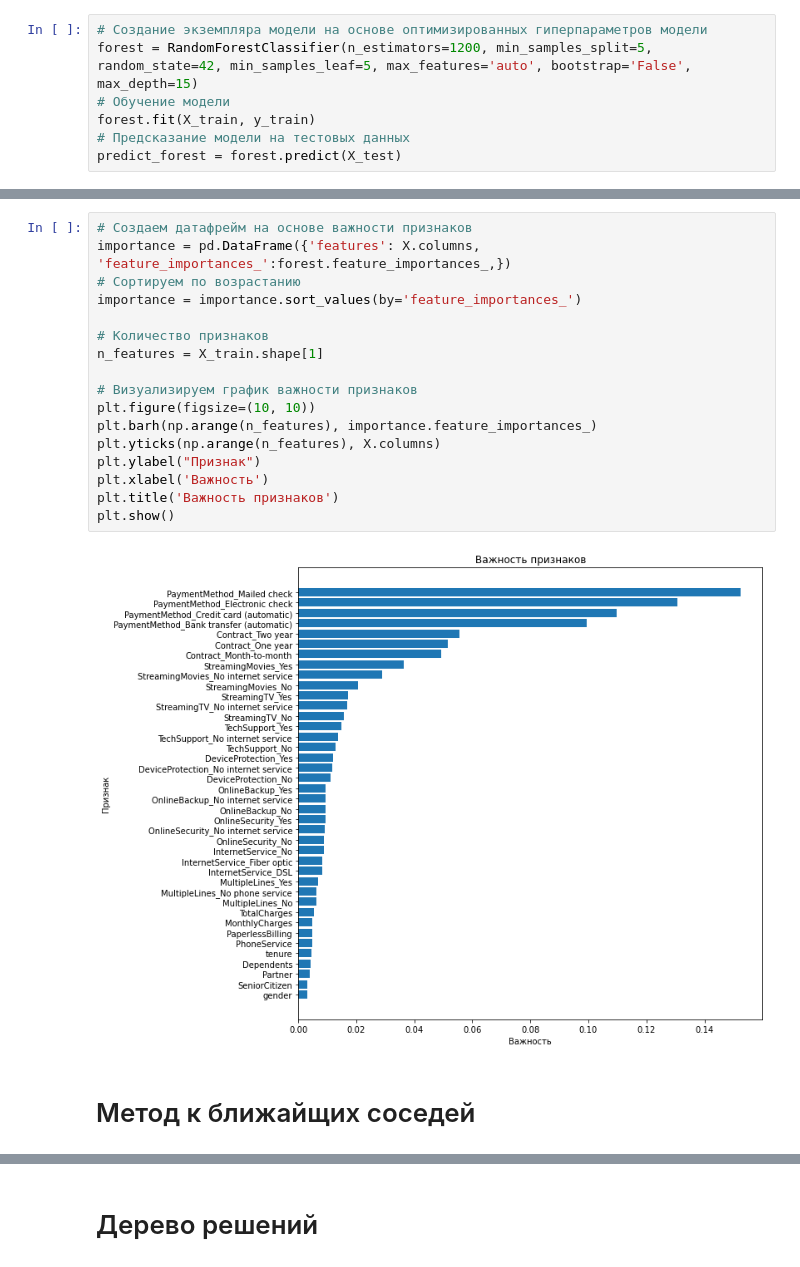
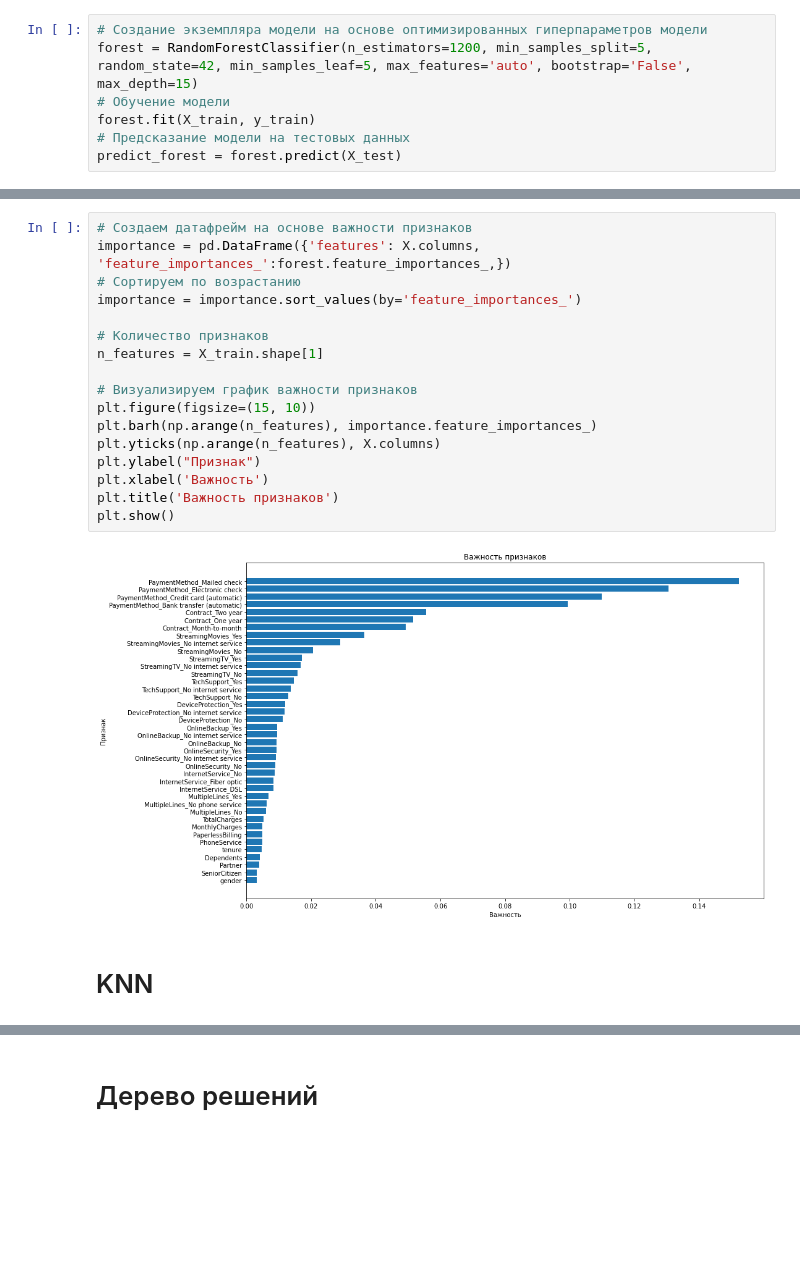
Before and after one commit to nurik08/Churn_Model, a Jupyter notebook: model.ipynb, the cells around one changed output, grey strips where cells are left out. Drawn from its saved outputs; the diff is of its cells as text; blank space fills up the shorter version.

```diff
--- a/model.ipynb
+++ b/model.ipynb
@@ -201,22 +258,22 @@ weighted avg       0.78      0.80      0.79      1758
 # %%
 # Создаем датафрейм на основе важности признаков
 importance = pd.DataFrame({'features': X.columns, 'feature_importances_':forest.feature_importances_,})
 # Сортируем по возрастанию
 importance = importance.sort_values(by='feature_importances_')
 
 # Количество признаков
 n_features = X_train.shape[1]
 
 # Визуализируем график важности признаков
-plt.figure(figsize=(10, 10))
+plt.figure(figsize=(15, 10))
 plt.barh(np.arange(n_features), importance.feature_importances_)
 plt.yticks(np.arange(n_features), X.columns)
 plt.ylabel("Признак")
 plt.xlabel('Важность')
 plt.title('Важность признаков')
 plt.show()
 # %% [output]
-[figure, old version]
+[figure, new version]
-# %% [markdown]
-# Метод к ближайщих соседей
+# %% [markdown]
+# KNN
 # %%
```
Also changed, not shown: parts of 11 cells of this notebook.
